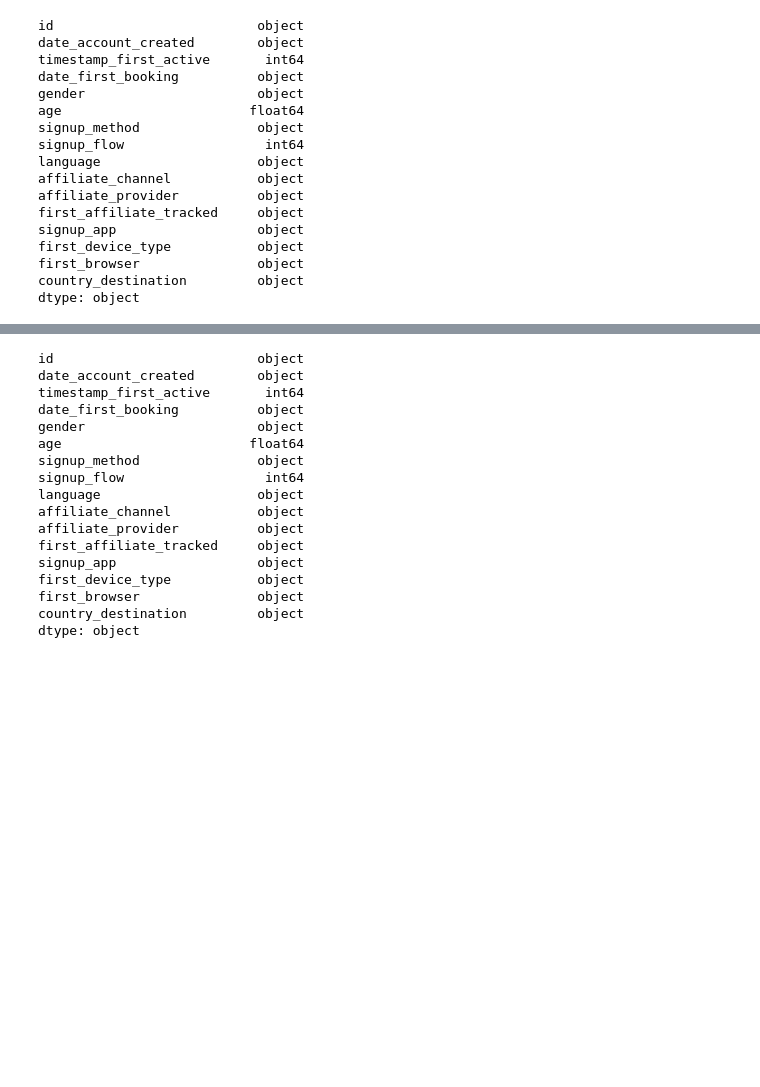
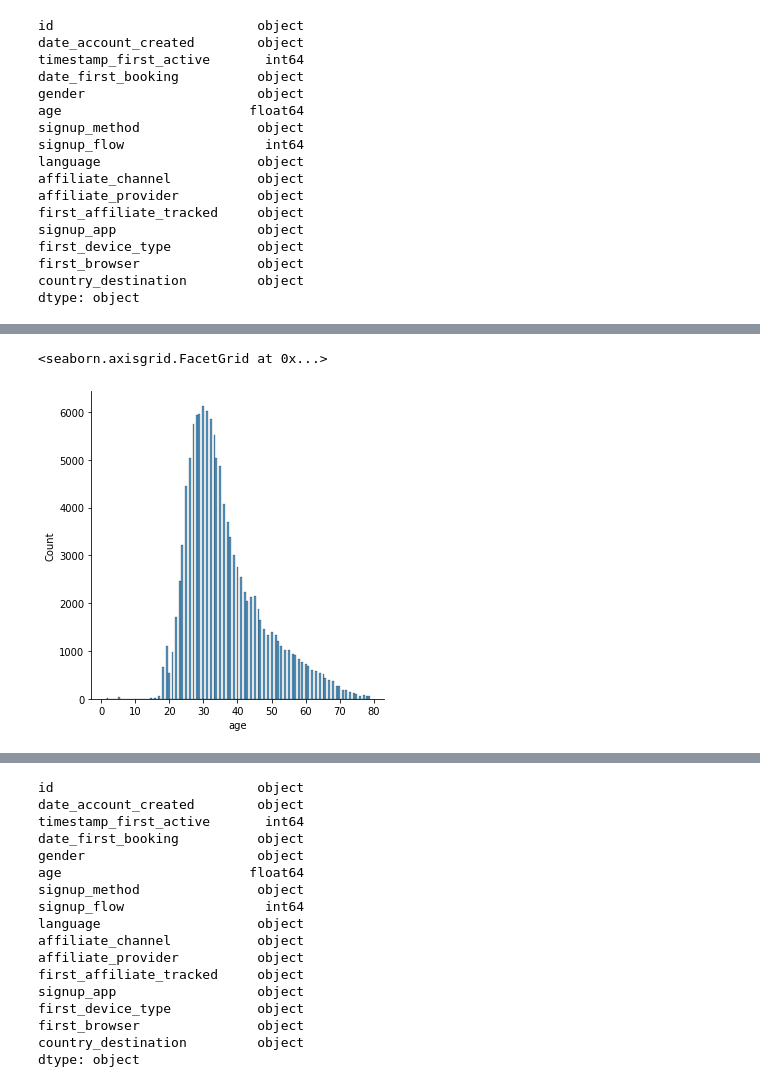
Before and after one commit to KaissonFerreira/airbnb_predict, a Jupyter notebook: code/Notebooks/ciclo03_cross_validation.ipynb, the cells around one changed output, grey strips where cells are left out. Saved outputs shown, nothing was run; the diff lists cells and outputs as text; code cells hidden in the pictures; blank space fills up the shorter version.

```diff
--- a/code/Notebooks/ciclo03_cross_validation.ipynb
+++ b/code/Notebooks/ciclo03_cross_validation.ipynb
@@ -171,0 +295,5 @@ df1.shape
+# %%
+sns.displot(df1[df1['age']<80]['age'])
+# %% [output]
+<seaborn.axisgrid.FacetGrid at 0x...>
+[figure, added]
```
Also changed, not shown: parts of 72 cells of this notebook.
